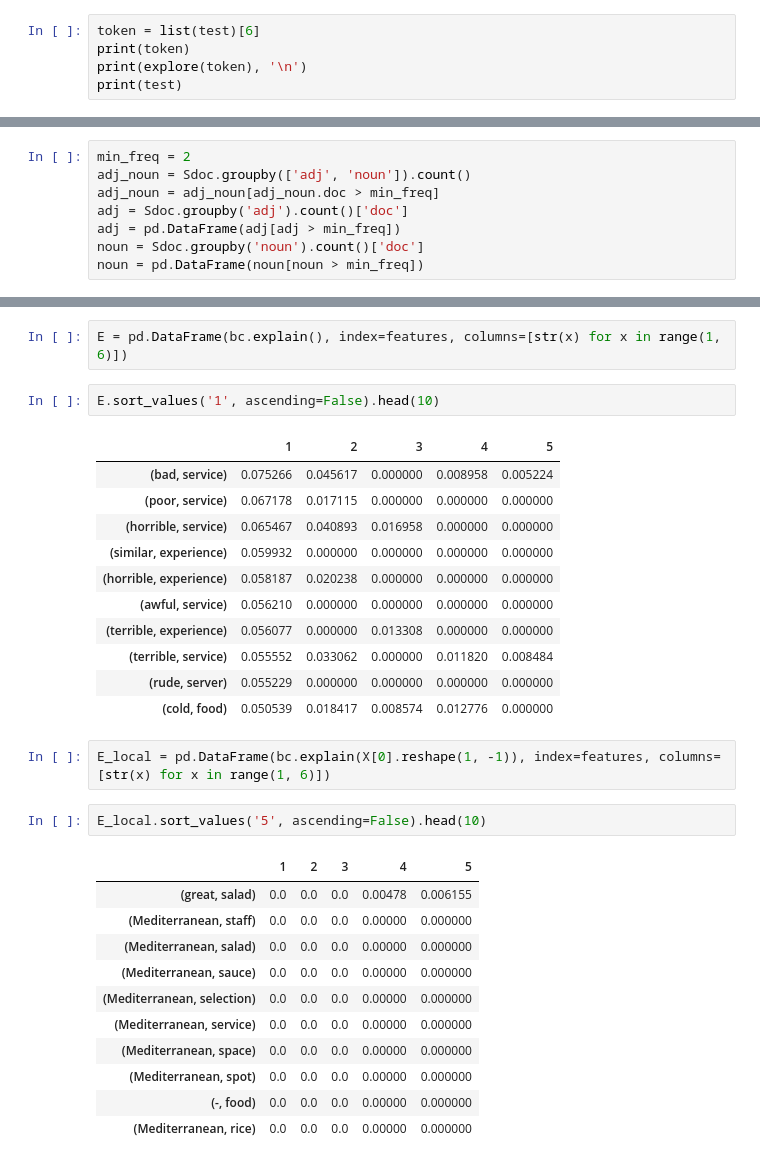
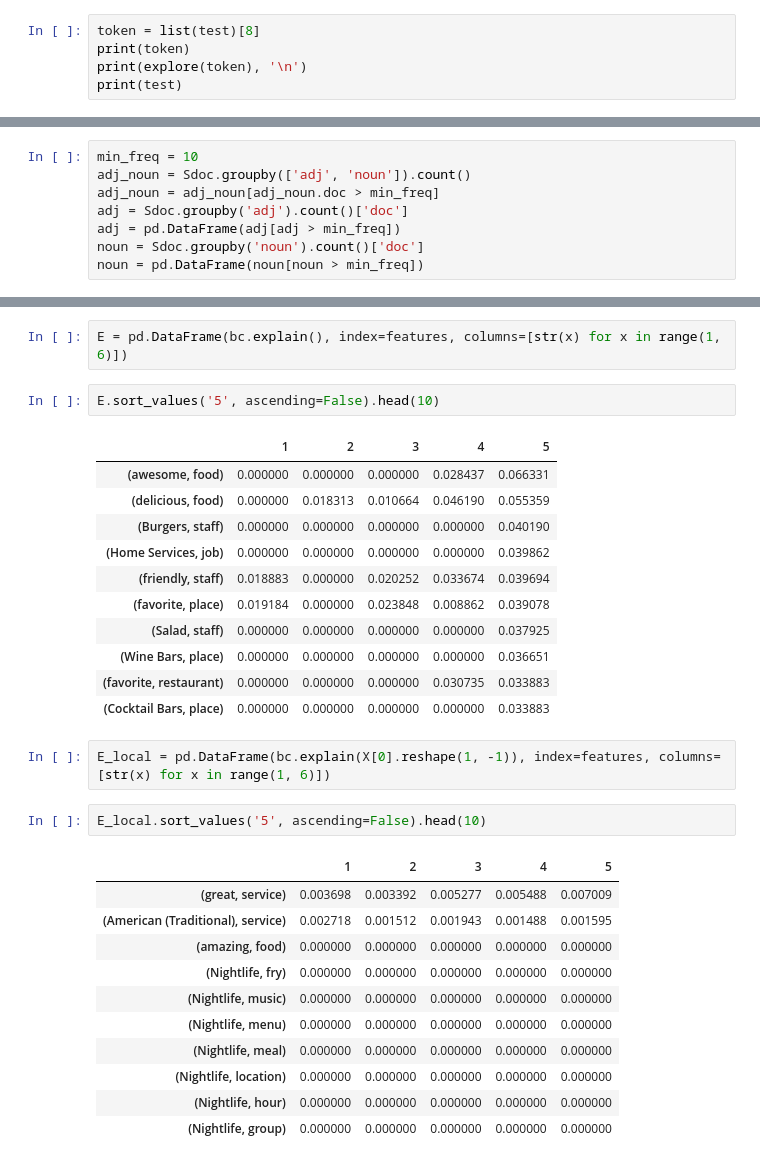
Before and after one commit to afflint/textsent, a Jupyter notebook: absa/absa-syntax.ipynb, the cells around one changed output, grey strips where cells are left out. Drawn from its saved outputs; the diff is of its cells as text.

```diff
--- a/absa/absa-syntax.ipynb
+++ b/absa/absa-syntax.ipynb
@@ -98,7 +102,7 @@ def explore(token, children=None, level=0, order=None):
         explore(child, children=children, level=level+1, order=order)
     return children
 # %%
-token = list(test)[6]
+token = list(test)[8]
 print(token)
 print(explore(token), '\n')
 print(test)
@@ -274,7 +279,7 @@ $$
 # %%
 Sdoc = S.groupby(['doc', 'adj', 'noun']).first().reset_index()[['doc', 'adj', 'noun']]
 # %%
-min_freq = 2
+min_freq = 10
 adj_noun = Sdoc.groupby(['adj', 'noun']).count()
 adj_noun = adj_noun[adj_noun.doc > min_freq]
 adj = Sdoc.groupby('adj').count()['doc']
@@ -626,32 +622,32 @@ weighted avg       0.50      0.45      0.46      8523
 # %%
 E = pd.DataFrame(bc.explain(), index=features, columns=[str(x) for x in range(1, 6)])
 # %%
-E.sort_values('1', ascending=False).head(10)
+E.sort_values('5', ascending=False).head(10)
 # %% [output]
 |  | 1 | 2 | 3 | 4 | 5 |
-| (bad, service) | 0.075266 | 0.045617 | 0.000000 | 0.008958 | 0.005224 |
-| (poor, service) | 0.067178 | 0.017115 | 0.000000 | 0.000000 | 0.000000 |
-| (horrible, service) | 0.065467 | 0.040893 | 0.016958 | 0.000000 | 0.000000 |
-| (similar, experience) | 0.059932 | 0.000000 | 0.000000 | 0.000000 | 0.000000 |
-| (horrible, experience) | 0.058187 | 0.020238 | 0.000000 | 0.000000 | 0.000000 |
-| (awful, service) | 0.056210 | 0.000000 | 0.000000 | 0.000000 | 0.000000 |
-| (terrible, experience) | 0.056077 | 0.000000 | 0.013308 | 0.000000 | 0.000000 |
-| (terrible, service) | 0.055552 | 0.033062 | 0.000000 | 0.011820 | 0.008484 |
-| (rude, server) | 0.055229 | 0.000000 | 0.000000 | 0.000000 | 0.000000 |
-| (cold, food) | 0.050539 | 0.018417 | 0.008574 | 0.012776 | 0.000000 |
+| (awesome, food) | 0.000000 | 0.000000 | 0.000000 | 0.028437 | 0.066331 |
+| (delicious, food) | 0.000000 | 0.018313 | 0.010664 | 0.046190 | 0.055359 |
+| (Burgers, staff) | 0.000000 | 0.000000 | 0.000000 | 0.000000 | 0.040190 |
+| (Home Services, job) | 0.000000 | 0.000000 | 0.000000 | 0.000000 | 0.039862 |
+| (friendly, staff) | 0.018883 | 0.000000 | 0.020252 | 0.033674 | 0.039694 |
+| (favorite, place) | 0.019184 | 0.000000 | 0.023848 | 0.008862 | 0.039078 |
+| (Salad, staff) | 0.000000 | 0.000000 | 0.000000 | 0.000000 | 0.037925 |
+| (Wine Bars, place) | 0.000000 | 0.000000 | 0.000000 | 0.000000 | 0.036651 |
+| (favorite, restaurant) | 0.000000 | 0.000000 | 0.000000 | 0.030735 | 0.033883 |
+| (Cocktail Bars, place) | 0.000000 | 0.000000 | 0.000000 | 0.000000 | 0.033883 |
 # %%
 E_local = pd.DataFrame(bc.explain(X[0].reshape(1, -1)), index=features, columns=[str(x) for x in range(1, 6)])
 # %%
 E_local.sort_values('5', ascending=False).head(10)
 # %% [output]
 |  | 1 | 2 | 3 | 4 | 5 |
-| (great, salad) | 0.0 | 0.0 | 0.0 | 0.00478 | 0.006155 |
-| (Mediterranean, staff) | 0.0 | 0.0 | 0.0 | 0.00000 | 0.000000 |
-| (Mediterranean, salad) | 0.0 | 0.0 | 0.0 | 0.00000 | 0.000000 |
-| (Mediterranean, sauce) | 0.0 | 0.0 | 0.0 | 0.00000 | 0.000000 |
-| (Mediterranean, selection) | 0.0 | 0.0 | 0.0 | 0.00000 | 0.000000 |
-| (Mediterranean, service) | 0.0 | 0.0 | 0.0 | 0.00000 | 0.000000 |
-| (Mediterranean, space) | 0.0 | 0.0 | 0.0 | 0.00000 | 0.000000 |
-| (Mediterranean, spot) | 0.0 | 0.0 | 0.0 | 0.00000 | 0.000000 |
-| (-, food) | 0.0 | 0.0 | 0.0 | 0.00000 | 0.000000 |
-| (Mediterranean, rice) | 0.0 | 0.0 | 0.0 | 0.00000 | 0.000000 |
+| (great, service) | 0.003698 | 0.003392 | 0.005277 | 0.005488 | 0.007009 |
+| (American (Traditional), service) | 0.002718 | 0.001512 | 0.001943 | 0.001488 | 0.001595 |
+| (amazing, food) | 0.000000 | 0.000000 | 0.000000 | 0.000000 | 0.000000 |
+| (Nightlife, fry) | 0.000000 | 0.000000 | 0.000000 | 0.000000 | 0.000000 |
+| (Nightlife, music) | 0.000000 | 0.000000 | 0.000000 | 0.000000 | 0.000000 |
+| (Nightlife, menu) | 0.000000 | 0.000000 | 0.000000 | 0.000000 | 0.000000 |
+| (Nightlife, meal) | 0.000000 | 0.000000 | 0.000000 | 0.000000 | 0.000000 |
+| (Nightlife, location) | 0.000000 | 0.000000 | 0.000000 | 0.000000 | 0.000000 |
+| (Nightlife, hour) | 0.000000 | 0.000000 | 0.000000 | 0.000000 | 0.000000 |
+| (Nightlife, group) | 0.000000 | 0.000000 | 0.000000 | 0.000000 | 0.000000 |
```
Also changed, not shown: parts of 21 cells of this notebook, 1 other file.
